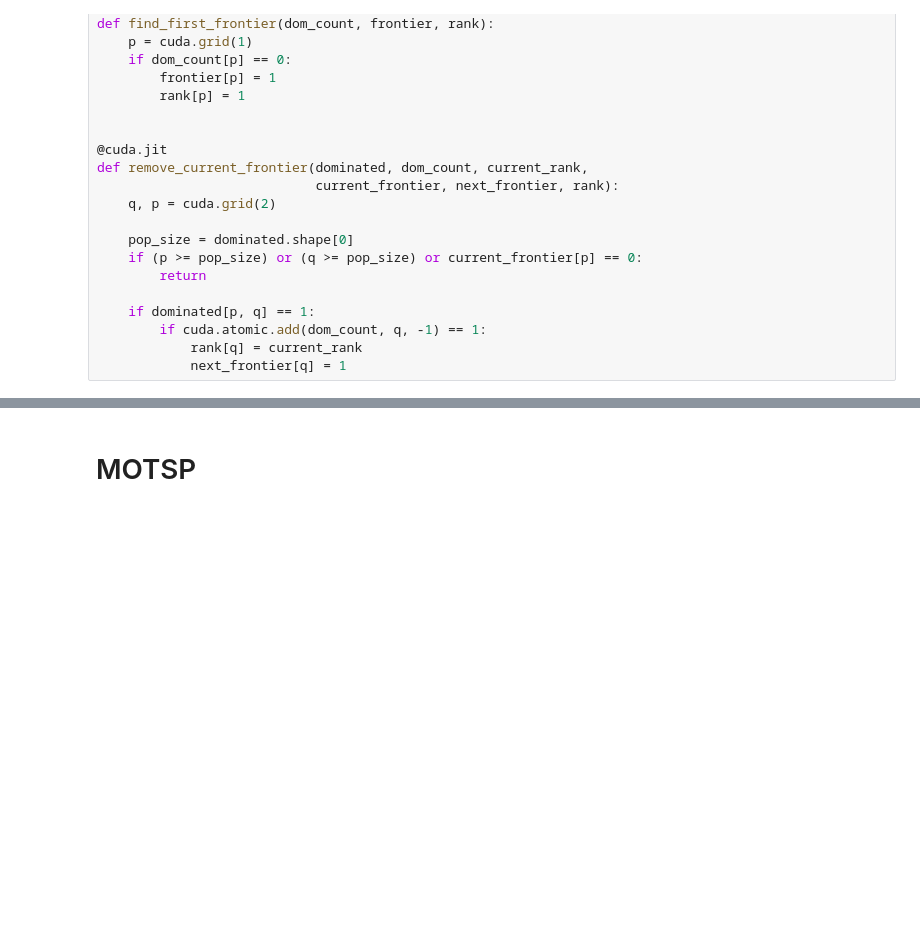
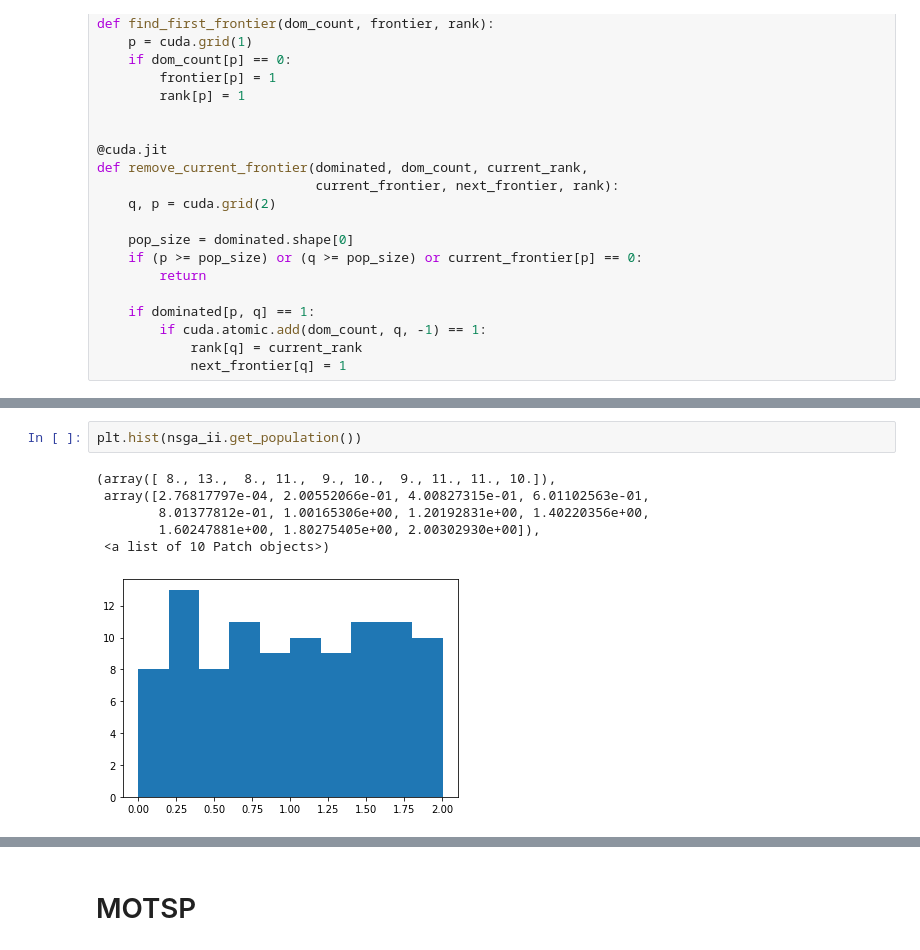
Before and after one commit to AdrianUrbanski/MOTSP, a Jupyter notebook: MOTSP.ipynb, the cells around one changed output, grey strips where cells are left out. Saved outputs shown, nothing was run; the diff lists cells and outputs as text; blank space fills up the shorter version.

```diff
--- a/MOTSP.ipynb
+++ b/MOTSP.ipynb
@@ -411,0 +451,9 @@ class NSGA_II_GPU:
+# %%
+plt.hist(nsga_ii.get_population())
+# %% [output]
+(array([ 8., 13.,  8., 11.,  9., 10.,  9., 11., 11., 10.]),
+ array([2.76817797e-04, 2.00552066e-01, 4.00827315e-01, 6.01102563e-01,
+        8.01377812e-01, 1.00165306e+00, 1.20192831e+00, 1.40220356e+00,
+        1.60247881e+00, 1.80275405e+00, 2.00302930e+00]),
+ <a list of 10 Patch objects>)
+[figure, added]
```
Also changed, not shown: parts of 26 cells of this notebook.
